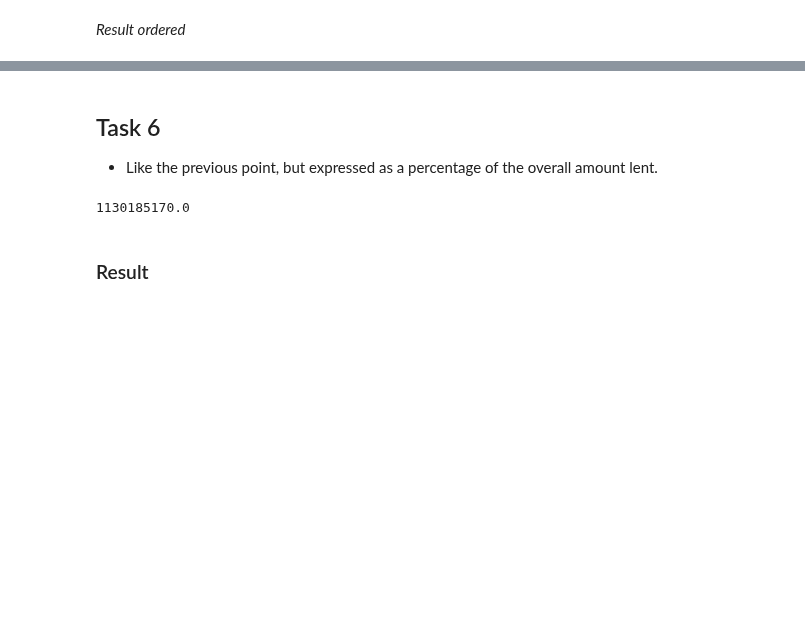
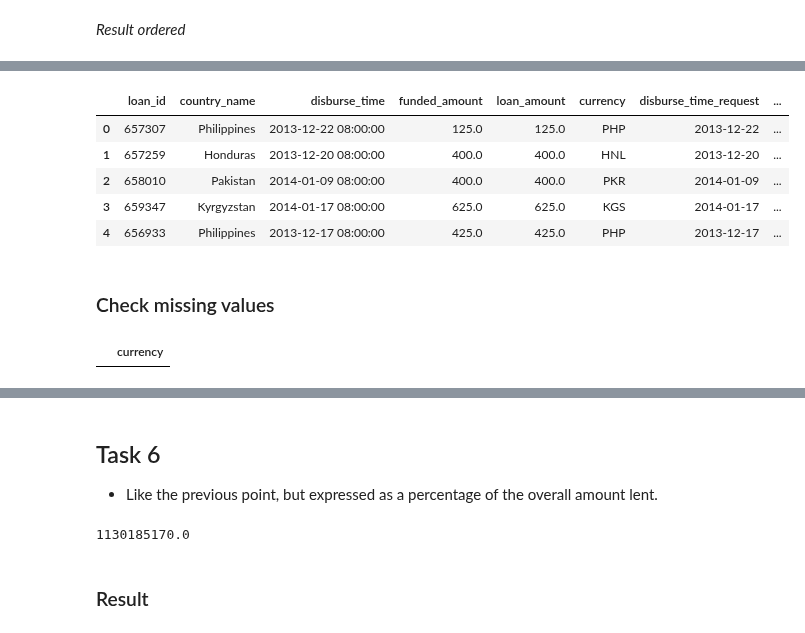
Before and after one commit to gaveter/Project_cs, a Jupyter notebook: Project.ipynb, the cells around one changed output, grey strips where cells are left out. Saved outputs shown, nothing was run; the diff lists cells and outputs as text; code cells hidden in the pictures; blank space fills up the shorter version.

```diff
--- a/Project.ipynb
+++ b/Project.ipynb
@@ -364,0 +430,11 @@ country_numberLoan.sort_values(by='count',ascending=False)
+# %%
+def check_weekend(date):
+  day_week = date.weekday()
+  delta=0
+  if (day_week == 5):
+    delta = 1
+  if (day_week == 6):
+    delta = 2
+  #print(delta)
+  date_r = date - timedelta(delta)
+  return date_r
@@ -364,0 +457,18 @@ country_numberLoan.sort_values(by='count',ascending=False)
+# %%
+loan_simplified['disburse_time_API'] = loan_simplified.apply(lambda x: check_weekend(x['disburse_time_request']),axis=1)
+# %%
+loan_simplified.head()
+# %% [output]
+|  | loan_id | country_name | disburse_time | funded_amount | loan_amount | currency | disburse_time_request | ... |
+| 0 | 657307 | Philippines | 2013-12-22 08:00:00 | 125.0 | 125.0 | PHP | 2013-12-22 | ... |
+| 1 | 657259 | Honduras | 2013-12-20 08:00:00 | 400.0 | 400.0 | HNL | 2013-12-20 | ... |
+| 2 | 658010 | Pakistan | 2014-01-09 08:00:00 | 400.0 | 400.0 | PKR | 2014-01-09 | ... |
+| 3 | 659347 | Kyrgyzstan | 2014-01-17 08:00:00 | 625.0 | 625.0 | KGS | 2014-01-17 | ... |
+| 4 | 656933 | Philippines | 2013-12-17 08:00:00 | 425.0 | 425.0 | PHP | 2013-12-17 | ... |
+# %% [markdown]
+### Check missing values
+# %%
+missing = pd.isnull(loan_simplified[['currency']])
+missing[missing['currency']==True]
+# %% [output]
+|  | currency |
```
Also changed, not shown: parts of 98 cells of this notebook.
